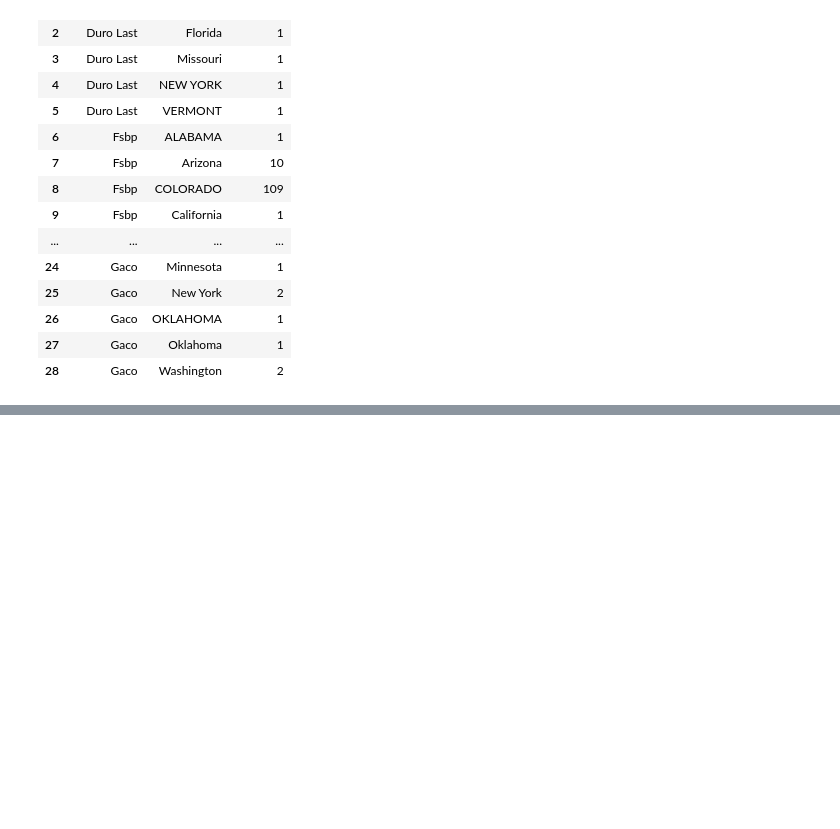
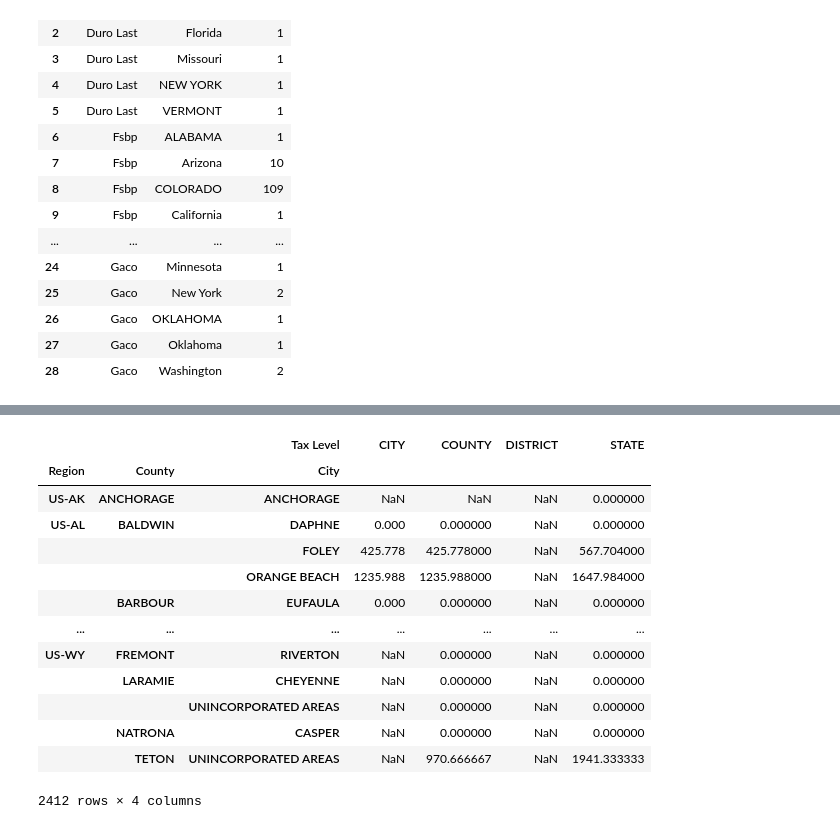
Before and after one commit to Apolo5102/GyA---Grupo-4, a Jupyter notebook: EDA_enero.ipynb, the cells around one changed output, grey strips where cells are left out. Drawn from its saved outputs; the diff is of its cells as text; code cells hidden in the pictures; blank space fills up the shorter version.

```diff
--- a/EDA_enero.ipynb
+++ b/EDA_enero.ipynb
@@ -826,0 +842,3 @@ Negativos_final.to_parquet('Negativos_final.parquet', index=False)
+# %%
+Ledger_final = Ledger[['Region',' Tax Level','County', 'City','Tax Collected']]
+Ledger_final.head()
@@ -826,0 +852,19 @@ Negativos_final.to_parquet('Negativos_final.parquet', index=False)
+# %%
+#Tabla dinamica de Ledger donde las filas se agrupan por Region, County y City, las columnas se definen por Tax Level y los valores son la sumatoria de Tax Collected
+tabla_comparacion = Ledger_final.pivot_table(index=['Region','County','City'], columns=' Tax Level', values='Tax Collected', aggfunc='sum')
+tabla_comparacion
+# %% [output]
+|  |  | Tax Level | CITY | COUNTY | DISTRICT | STATE |
+| Region | County | City |  |  |  |  |
+| US-AK | ANCHORAGE | ANCHORAGE | NaN | NaN | NaN | 0.000000 |
+| US-AL | BALDWIN | DAPHNE | 0.000 | 0.000000 | NaN | 0.000000 |
+|  |  | FOLEY | 425.778 | 425.778000 | NaN | 567.704000 |
+|  |  | ORANGE BEACH | 1235.988 | 1235.988000 | NaN | 1647.984000 |
+|  | BARBOUR | EUFAULA | 0.000 | 0.000000 | NaN | 0.000000 |
+| ... | ... | ... | ... | ... | ... | ... |
+| US-WY | FREMONT | RIVERTON | NaN | 0.000000 | NaN | 0.000000 |
+|  | LARAMIE | CHEYENNE | NaN | 0.000000 | NaN | 0.000000 |
+|  |  | UNINCORPORATED AREAS | NaN | 0.000000 | NaN | 0.000000 |
+|  | NATRONA | CASPER | NaN | 0.000000 | NaN | 0.000000 |
+|  | TETON | UNINCORPORATED AREAS | NaN | 970.666667 | NaN | 1941.333333 |
+2412 rows × 4 columns
```
Also changed, not shown: parts of 7 cells of this notebook.
